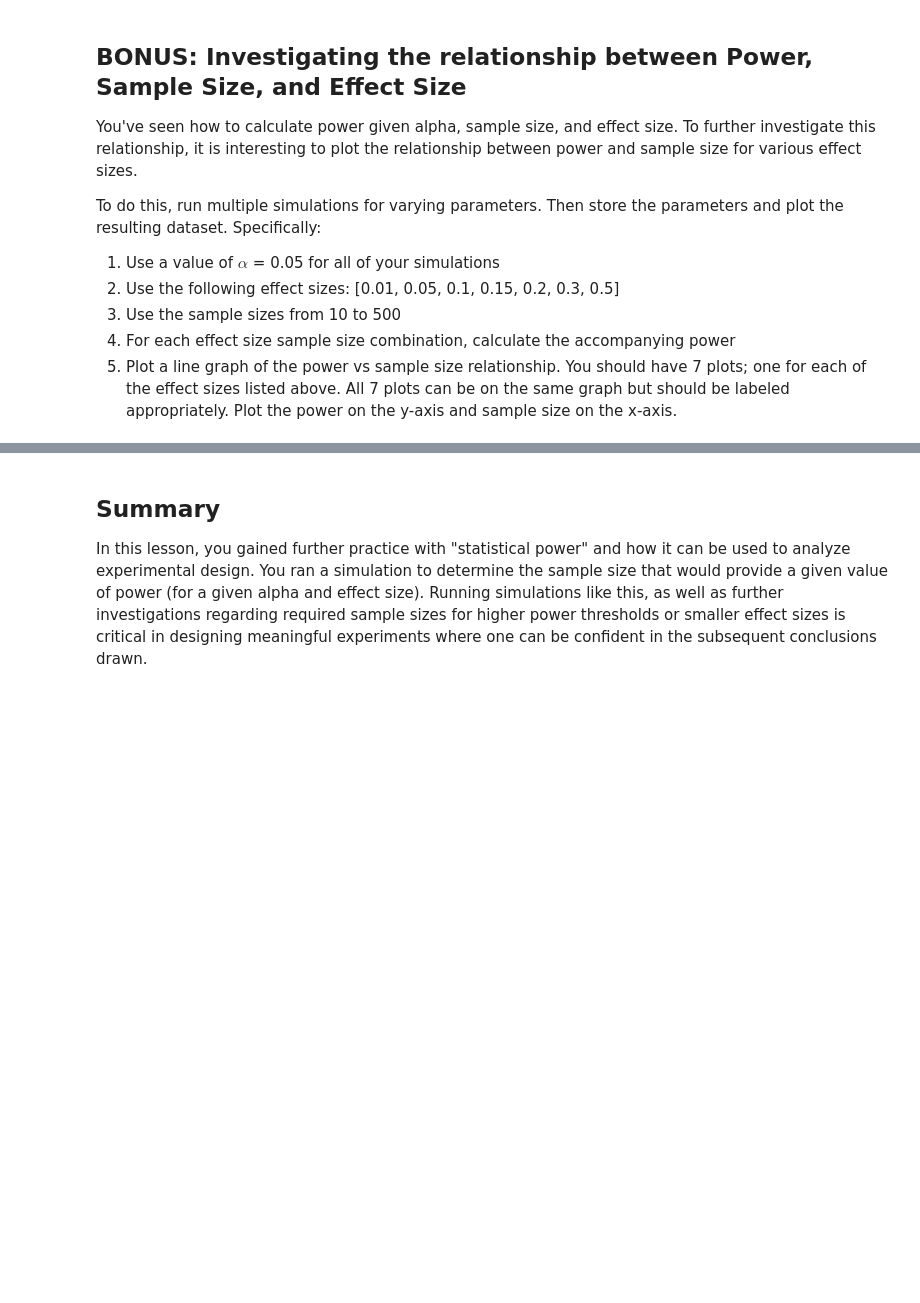
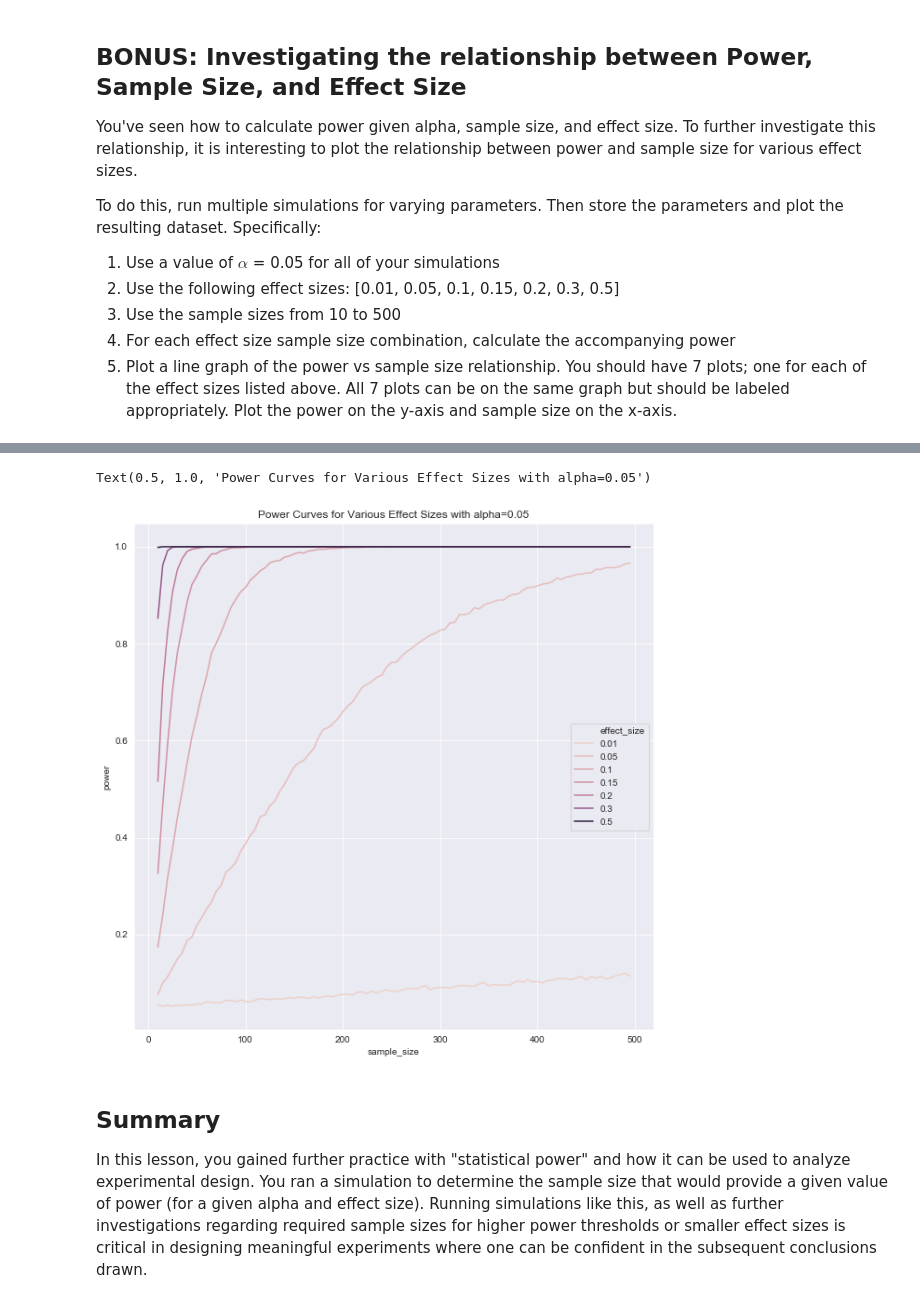
Before and after one commit to akaigraham/dsc-statistical-power-lab-online-ds-sp-000, a Jupyter notebook: index.ipynb, the cells around one changed output, grey strips where cells are left out. Cells and saved outputs as stored; diff of their text form; code cells hidden in the pictures; blank space fills up the shorter version.

```diff
--- a/index.ipynb
+++ b/index.ipynb
@@ -207,3 +207,34 @@ To do this, run multiple simulations for varying parameters. Then store the para
 3. Use the sample sizes from 10 to 500
 4. For each effect size sample size combination, calculate the accompanying power
 5. Plot a line graph of the power vs sample size relationship. You should have 7 plots; one for each of the effect sizes listed above. All 7 plots can be on the same graph but should be labeled appropriately. Plot the power on the y-axis and sample size on the x-axis.
+# %%
+alpha = 0.05
+effect_sizes = [0.01, 0.05, 0.1, 0.15, 0.2, 0.3, 0.5]
+samp_sizes = np.arange(10, 500, 5)
+n_sim = 10000
+null_rejected = 0
+# %%
+effect_power_sample = []
+
+for effect_size in effect_sizes:
+    for samp_size in samp_sizes:
+        data = np.empty([n_sim, samp_size, 2])
+        data.fill(np.nan)
+
+        #control
+        data[:,:,0] = np.random.normal(loc=control_mean,
+                                       scale=control_sd,
+                                       size=[n_sim, samp_size])
+
+        data[:,:,1] = np.random.normal(loc=effect_size,
+                                       scale=experimental_sd,
+                                       size=[n_sim, samp_size])
+
+        results = stats.ttest_ind(data[:,:,0], data[:,:,1], axis=1)
+        null_rejected = np.sum(results[1] < 0.05) / n_sim
+        effect_power_sample.append([effect_size, samp_size, null_rejected])
+# %%
+copy = effect_power_sample.copy()
+# %%
+df = pd.DataFrame(copy, columns=['effect_size', 'sample_size', 'power'])
+df.tail()
@@ -210,3 +259,10 @@ To do this, run multiple simulations for varying parameters. Then store the para
+# %%
+plt.figure(figsize=(10, 10))
+sns.lineplot(x=df['sample_size'], y=df['power'], hue=df['effect_size'], legend='full')
+plt.title('Power Curves for Various Effect Sizes with alpha=0.05')
+# %% [output]
+Text(0.5, 1.0, 'Power Curves for Various Effect Sizes with alpha=0.05')
+[figure, added]
 # %% [markdown]
 ## Summary
 
```
Also changed, not shown: parts of 2 cells of this notebook.
